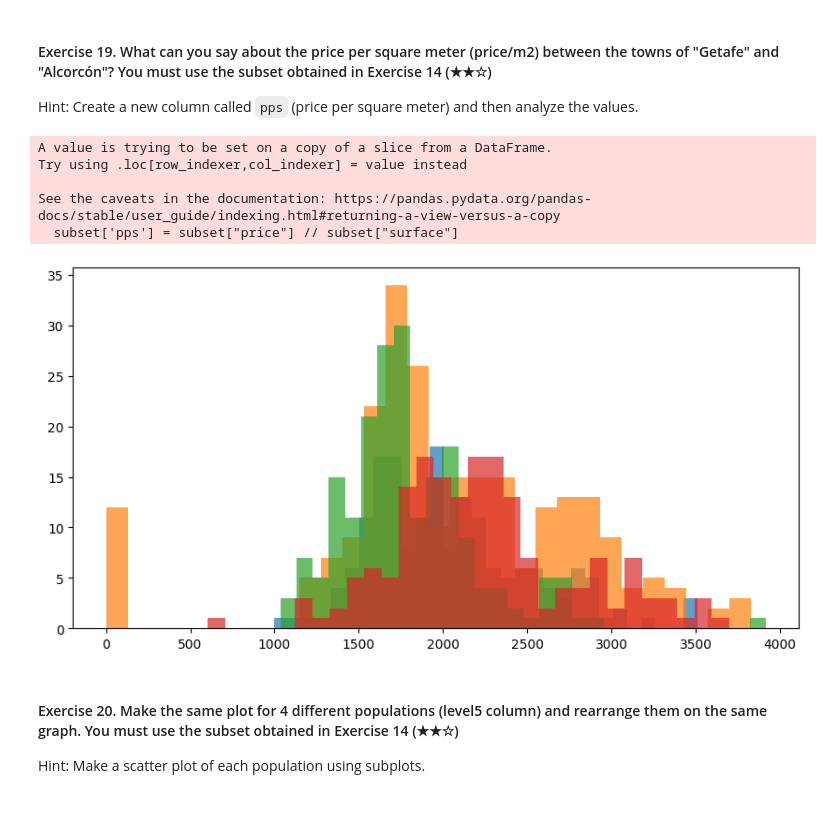
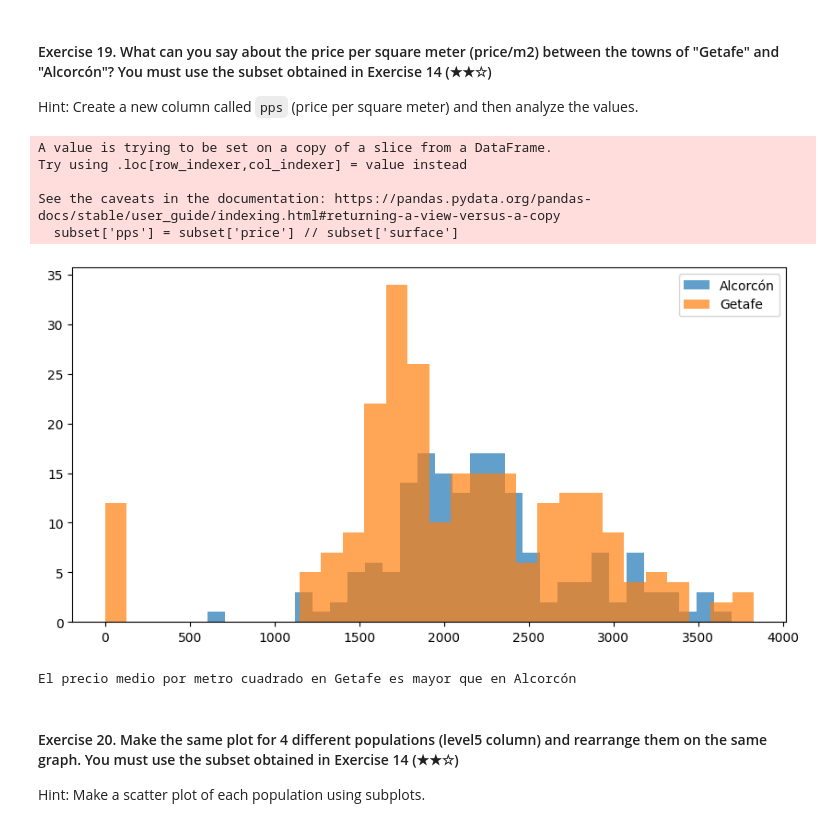
Before and after one commit to Anaberen/realestate-datacleanup-exercise, a Jupyter notebook: project.ipynb, the cells around one changed output. Drawn from its saved outputs; the diff is of its cells as text; code cells hidden in the pictures.

```diff
--- a/project.ipynb
+++ b/project.ipynb
@@ -199,15 +183,16 @@ plt.show()
 Print both average prices and then write a conclusion about them.
 # %%
 # TODO
-import pandas as pd
-ds = pd.read_csv('assets/real_estate.csv', sep=';')
-Valde = ds[ds["level5"] == "Valdemorillo"]
-prices_Valde = Valde["price"]
-Media_Valde = prices_Valde.mean()
-Galap = ds[ds["level5"] == "Gaplapagar"]
-prices_Galap = Galap["price"]
-Media_Galap = prices_Galap.mean()
+valde = ds[ds["level5"] == "Valdemorillo"]
+prices_valde = valde["price"]
+media_valde= prices_valde.mean()
 
-print("the average price of Valdemorillo is {Media_Valde} USD")
-print("the average price in Galapagar is {Media_Galap} USD")
+
+
+galap = ds[ds["level5"] == "Galapagar"]
+prices_galap = galap["price"]
+media_galap= prices_galap.mean()
+
+print(f"The average price in Valdemorillo is {media_valde} USD")
+print (f"The average price in Valdemorillo is {media_galap} USD")
 # %% [output]
@@ -473,28 +458,28 @@ plt.show()
 Hint: Create a new column called `pps` (price per square meter) and then analyze the values.
 # %%
 # TODO
-subset['pps'] = subset["price"] // subset["surface"]
-price_square_m =subset.groupby("level5")['pps']
+subset['pps'] = subset['price'] // subset['surface']
+preciometro = subset.groupby("level5")["pps"]
+pob_alcorcon_pps= preciometro.get_group("Alcorcón")
+pob_getafe_pps= preciometro.get_group("Getafe")
 
-pop_leganes_pps = price_square_m.get_group("Leganés")
-pop_getafe_pps = price_square_m.get_group("Getafe")
-pop_fuenlabrada_pps = price_square_m.get_group("Fuenlabrada")
-pop_alcorcon_pps = price_square_m.get_group("Alcorcón")
 
 plt.figure(figsize =(10,5))
-plt.hist(pop_leganes_pps, bins = 30, alpha = 0.7, label = "Leganés")
-plt.hist(pop_getafe_pps, bins = 30, alpha = 0.7, label = "Getafe")
-plt.hist(pop_fuenlabrada_pps, bins = 30, alpha = 0.7, label = "Fuenlabrada")
-plt.hist(pop_alcorcon_pps, bins = 30, alpha = 0.7, label = "Alcorcón")
+plt.hist(pob_alcorcon_pps, bins= 30, alpha= 0.7, label = "Alcorcón")
+plt.hist(pob_getafe_pps, bins= 30, alpha= 0.7, label = "Getafe")
+plt.legend()
 
 plt.show()
+
+print("El precio medio por metro cuadrado en Getafe es mayor que en Alcorcón")
 # %% [output]
 A value is trying to be set on a copy of a slice from a DataFrame.
 Try using .loc[row_indexer,col_indexer] = value instead
 
 See the caveats in the documentation: https://pandas.pydata.org/pandas-docs/stable/user_guide/indexing.html#returning-a-view-versus-a-copy
-  subset['pps'] = subset["price"] // subset["surface"]
+  subset['pps'] = subset['price'] // subset['surface']
-[figure, old version]
+[figure, new version]
+El precio medio por metro cuadrado en Getafe es mayor que en Alcorcón
 # %% [markdown]
 #### Exercise 20. Make the same plot for 4 different populations (level5 column) and rearrange them on the same graph. You must use the subset obtained in Exercise 14 (★★☆)
 
```
Also changed, not shown: parts of 7 cells of this notebook.
